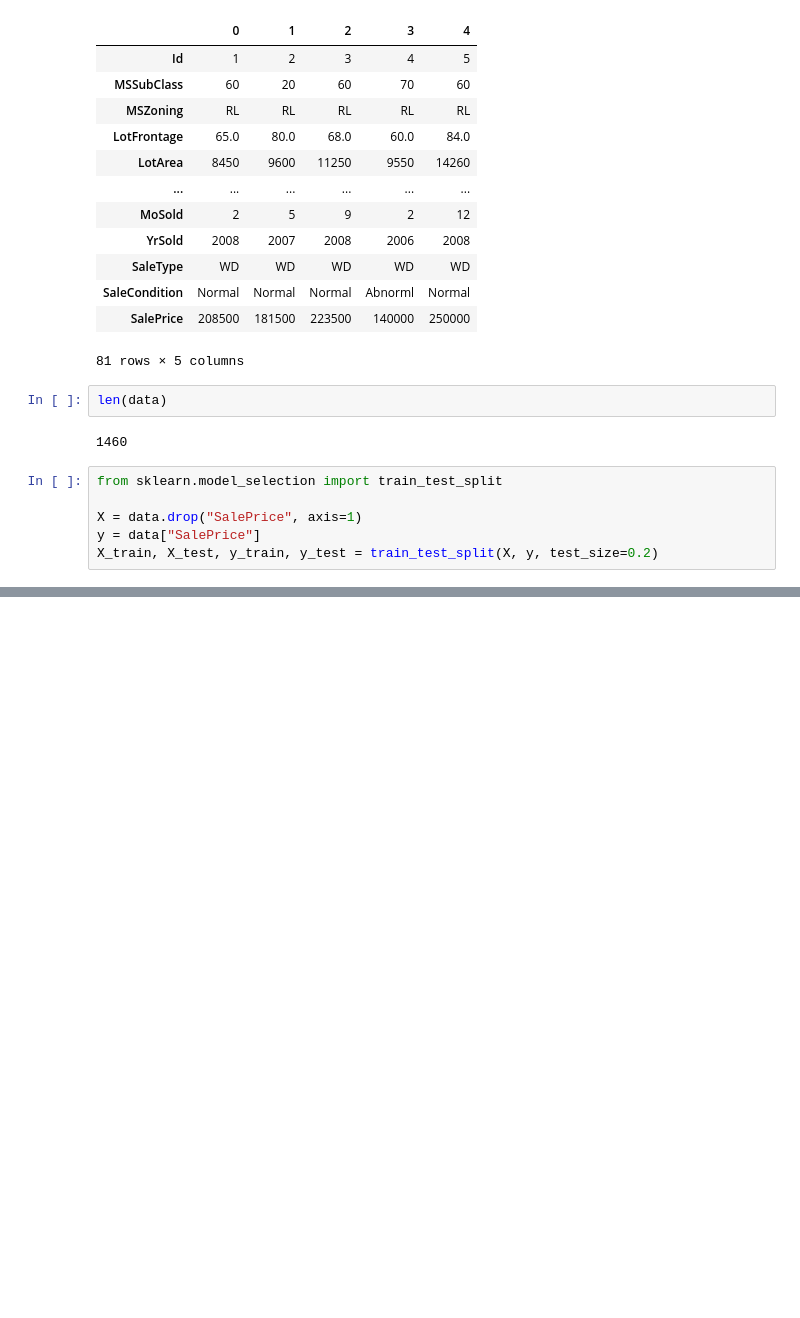
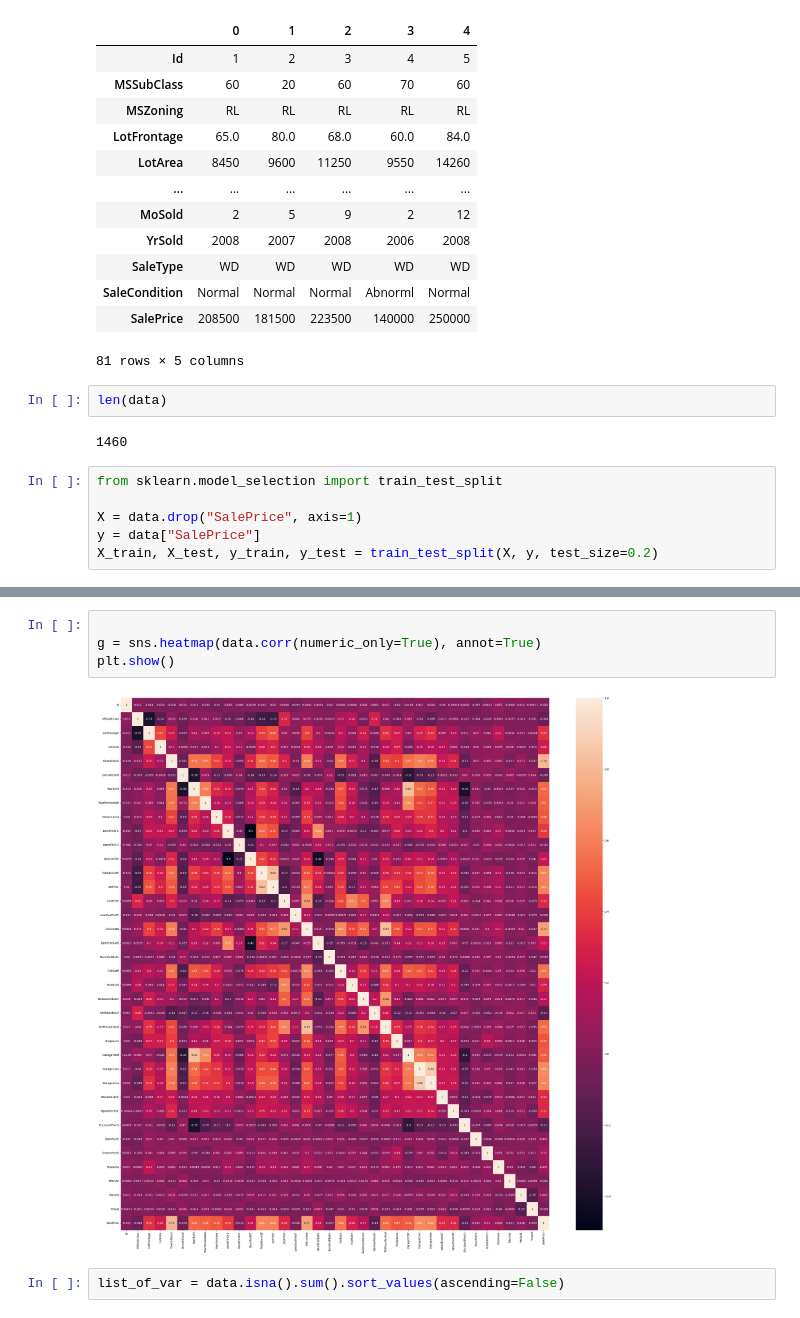
Before and after one commit to varunmuchanapally/kaggle-practice, a Jupyter notebook: house_prices.ipynb, the cells around one changed output, grey strips where cells are left out. Cells and saved outputs as stored; diff of their text form; blank space fills up the shorter version.

```diff
--- a/house_prices.ipynb
+++ b/house_prices.ipynb
@@ -79,0 +129,8 @@ dtype: int64
+# %%
+
+g = sns.heatmap(data.corr(numeric_only=True), annot=True)
+plt.show()
+# %% [output]
+[figure, added]
+# %%
+list_of_var = data.isna().sum().sort_values(ascending=False)
```
Also changed, not shown: parts of 19 cells of this notebook.
